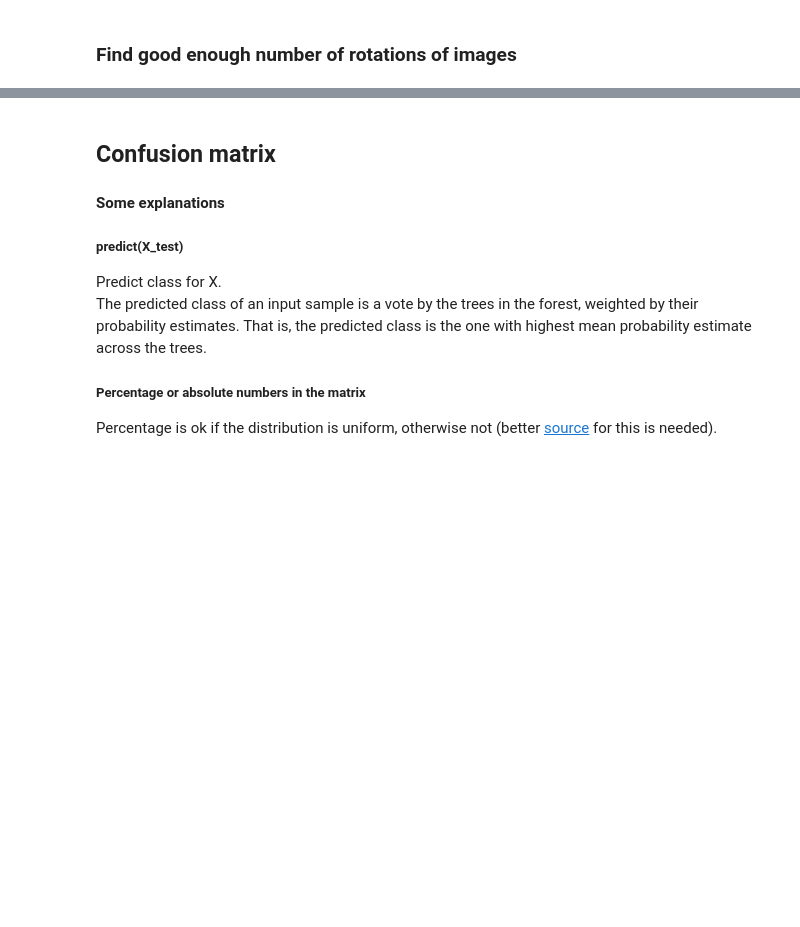
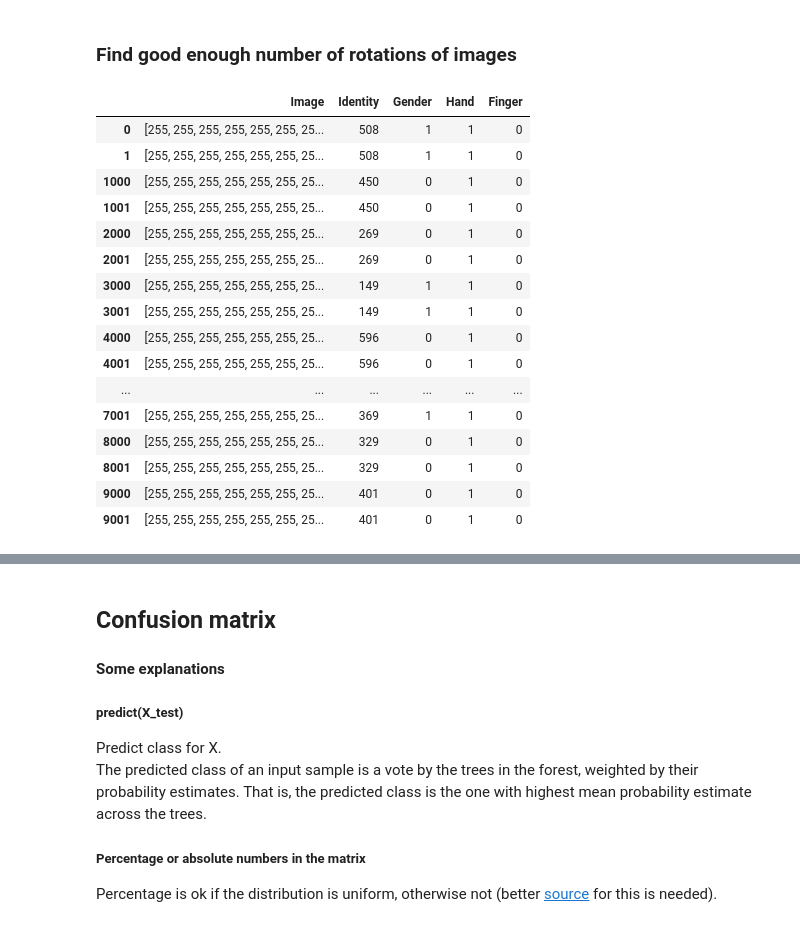
Before and after one commit to hannaisr/KEX2021, a Jupyter notebook: Simple Random Forest.ipynb, the cells around one changed output, grey strips where cells are left out. Saved outputs shown, nothing was run; the diff lists cells and outputs as text; code cells hidden in the pictures; blank space fills up the shorter version.

```diff
--- a/Simple Random Forest.ipynb
+++ b/Simple Random Forest.ipynb
@@ -139,0 +143,20 @@ for n in nrots:
+# %%
+gdf.head(2)
+# %% [output]
+|  | Image | Identity | Gender | Hand | Finger |
+| 0 | [255, 255, 255, 255, 255, 255, 25... | 508 | 1 | 1 | 0 |
+| 1 | [255, 255, 255, 255, 255, 255, 25... | 508 | 1 | 1 | 0 |
+| 1000 | [255, 255, 255, 255, 255, 255, 25... | 450 | 0 | 1 | 0 |
+| 1001 | [255, 255, 255, 255, 255, 255, 25... | 450 | 0 | 1 | 0 |
+| 2000 | [255, 255, 255, 255, 255, 255, 25... | 269 | 0 | 1 | 0 |
+| 2001 | [255, 255, 255, 255, 255, 255, 25... | 269 | 0 | 1 | 0 |
+| 3000 | [255, 255, 255, 255, 255, 255, 25... | 149 | 1 | 1 | 0 |
+| 3001 | [255, 255, 255, 255, 255, 255, 25... | 149 | 1 | 1 | 0 |
+| 4000 | [255, 255, 255, 255, 255, 255, 25... | 596 | 0 | 1 | 0 |
+| 4001 | [255, 255, 255, 255, 255, 255, 25... | 596 | 0 | 1 | 0 |
+| ... | ... | ... | ... | ... | ... |
+| 7001 | [255, 255, 255, 255, 255, 255, 25... | 369 | 1 | 1 | 0 |
+| 8000 | [255, 255, 255, 255, 255, 255, 25... | 329 | 0 | 1 | 0 |
+| 8001 | [255, 255, 255, 255, 255, 255, 25... | 329 | 0 | 1 | 0 |
+| 9000 | [255, 255, 255, 255, 255, 255, 25... | 401 | 0 | 1 | 0 |
+| 9001 | [255, 255, 255, 255, 255, 255, 25... | 401 | 0 | 1 | 0 |
```
Also changed, not shown: parts of 9 cells of this notebook.
